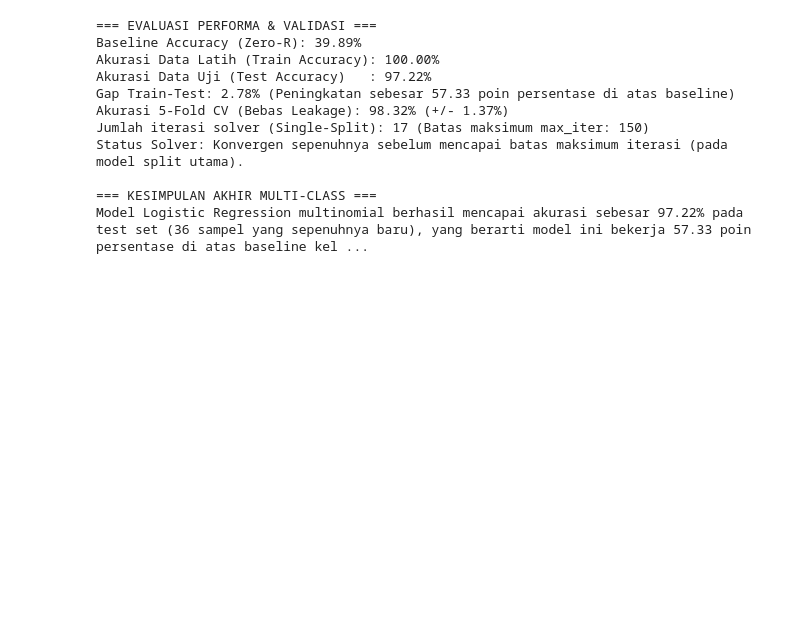
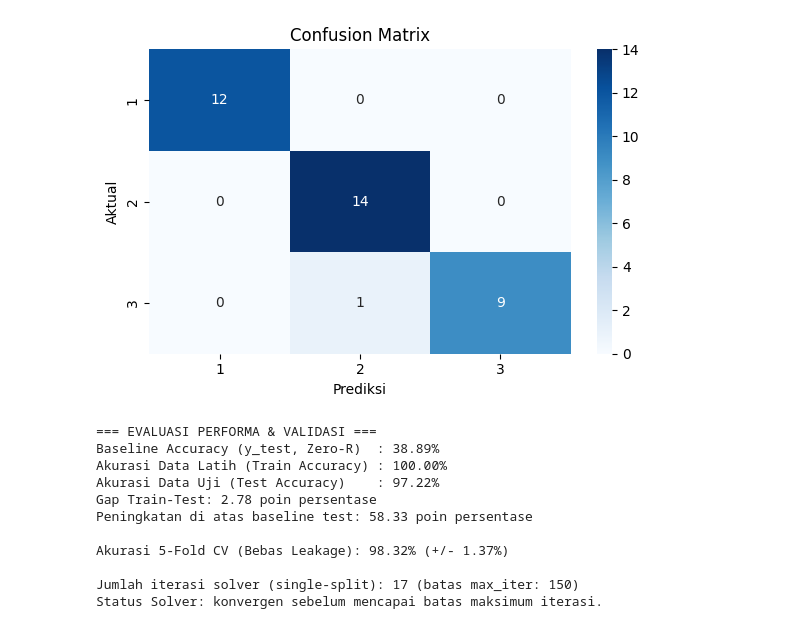
Before and after one commit to aariffaqiih/temp, a Jupyter notebook: Untitled13.ipynb, the cells around one changed output. Saved outputs shown, nothing was run; the diff lists cells and outputs as text; code cells hidden in the pictures; blank space fills up the shorter version.

```diff
--- a/Untitled13.ipynb
+++ b/Untitled13.ipynb
@@ -234,49 +181,48 @@ Berdasarkan laporan klasifikasi pada langkah sebelumnya:
+# %%
+cm = confusion_matrix(y_test, y_pred, labels=model.classes_)
+plt.figure(figsize=(6, 4))
+sns.heatmap(cm, annot=True, fmt='d', cmap='Blues',
+            xticklabels=model.classes_, yticklabels=model.classes_)
+plt.title('Confusion Matrix')
+plt.xlabel('Prediksi')
+plt.ylabel('Aktual')
+plt.tight_layout()
+plt.show()
+# %% [output]
+[figure, added]
 # %%
-from sklearn.model_selection import cross_val_score
-from sklearn.pipeline import Pipeline
+train_accuracy = accuracy_score(y_train, model.predict(X_train_scaled))
 
-print(f"=== EVALUASI PERFORMA & VALIDASI ===")
-print(f"Baseline Accuracy (Zero-R): {baseline_accuracy * 100:.2f}%")
-
-# 1. Perbandingan Akurasi Train vs Test (Deteksi Overfitting)
-train_accuracy = accuracy_score(y_train, model.predict(X_train_scaled))
-print(f"Akurasi Data Latih (Train Accuracy): {train_accuracy * 100:.2f}%")
-print(f"Akurasi Data Uji (Test Accuracy)   : {accuracy * 100:.2f}%")
+print("=== EVALUASI PERFORMA & VALIDASI ===")
+print(f"Baseline Accuracy (y_test, Zero-R)  : {baseline_test * 100:.2f}%")
+print(f"Akurasi Data Latih (Train Accuracy) : {train_accuracy * 100:.2f}%")
+print(f"Akurasi Data Uji (Test Accuracy)    : {accuracy * 100:.2f}%")
 
 gap = train_accuracy - accuracy
-print(f"Gap Train-Test: {gap * 100:.2f}% (Peningkatan sebesar {(accuracy - baseline_accuracy)*100:.2f} poin persentase di atas baseline)")
+print(f"Gap Train-Test: {gap * 100:.2f} poin persentase")
+print(f"Peningkatan di atas baseline test: {(accuracy - baseline_test) * 100:.2f} poin persentase")
 
-# 2. 5-Fold Cross-Validation menggunakan Pipeline (Mencegah Data Leakage)
 pipeline_cv = Pipeline([
     ('scaler', StandardScaler()),
     ('model', LogisticRegression(max_iter=150, random_state=42))
 ])
+scores = cross_val_score(pipeline_cv, X, y_flat, cv=5)
+print(f"\nAkurasi 5-Fold CV (Bebas Leakage): {scores.mean() * 100:.2f}% (+/- {scores.std() * 100:.2f}%)")
 
-scores = cross_val_score(pipeline_cv, X, y_flat, cv=5)
-print(f"Akurasi 5-Fold CV (Bebas Leakage): {scores.mean() * 100:.2f}% (+/- {scores.std() * 100:.2f}%)")
-
-# 3. Verifikasi Konvergensi
-print(f"Jumlah iterasi solver (Single-Split): {model.n_iter_[0]} (Batas maksimum max_iter: {model.max_iter})")
+print(f"\nJumlah iterasi solver (single-split): {model.n_iter_[0]} (batas max_iter: {model.max_iter})")
 if model.n_iter_[0] < model.max_iter:
-    print("Status Solver: Konvergen sepenuhnya sebelum mencapai batas maksimum iterasi (pada model split utama).")
+    print("Status Solver: konvergen sebelum mencapai batas maksimum iterasi.")
 else:
-    print("Status Solver: Peringatan! Model mungkin tidak konvergen.")
-
-# 4. Kesimpulan Hasil Akhir yang "Jujur" (Week 7, Slide hal. 39)
-print("\n=== KESIMPULAN AKHIR MULTI-CLASS ===")
-print(f"Model Logistic Regression multinomial berhasil mencapai akurasi sebesar {accuracy * 100:.2f}% "
-      f"pada test set ({len(y_test)} sampel yang sepenuhnya baru), yang berarti model ini bekerja "
-      f"{(accuracy - baseline_accuracy)*100:.2f} poin persentase di atas baseline kelas mayoritas ({baseline_accuracy * 100:.2f}%). "
-      f"Stabilitas performa ini dikonfirmasi secara ketat oleh 5-Fold CV bebas leakage sebesar {scores.mean() * 100:.2f}% (+/- {scores.std() * 100:.2f}%).")
+    print("Status Solver: PERINGATAN - mungkin belum konvergen, naikkan max_iter.")
 # %% [output]
 === EVALUASI PERFORMA & VALIDASI ===
-Baseline Accuracy (Zero-R): 39.89%
-Akurasi Data Latih (Train Accuracy): 100.00%
-Akurasi Data Uji (Test Accuracy)   : 97.22%
-Gap Train-Test: 2.78% (Peningkatan sebesar 57.33 poin persentase di atas baseline)
+Baseline Accuracy (y_test, Zero-R)  : 38.89%
+Akurasi Data Latih (Train Accuracy) : 100.00%
+Akurasi Data Uji (Test Accuracy)    : 97.22%
+Gap Train-Test: 2.78 poin persentase
+Peningkatan di atas baseline test: 58.33 poin persentase
+
 Akurasi 5-Fold CV (Bebas Leakage): 98.32% (+/- 1.37%)
-Jumlah iterasi solver (Single-Split): 17 (Batas maksimum max_iter: 150)
-Status Solver: Konvergen sepenuhnya sebelum mencapai batas maksimum iterasi (pada model split utama).
 
-=== KESIMPULAN AKHIR MULTI-CLASS ===
-Model Logistic Regression multinomial berhasil mencapai akurasi sebesar 97.22% pada test set (36 sampel yang sepenuhnya baru), yang berarti model ini bekerja 57.33 poin persentase di atas baseline kel ...
+Jumlah iterasi solver (single-split): 17 (batas max_iter: 150)
+Status Solver: konvergen sebelum mencapai batas maksimum iterasi.
```
Also changed, not shown: parts of 25 cells of this notebook.
